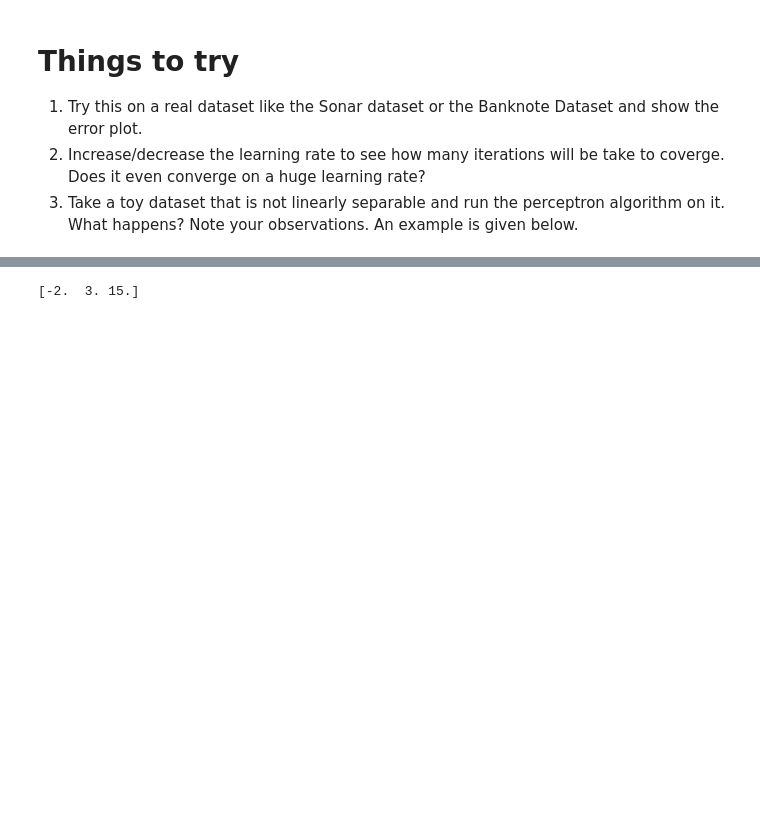
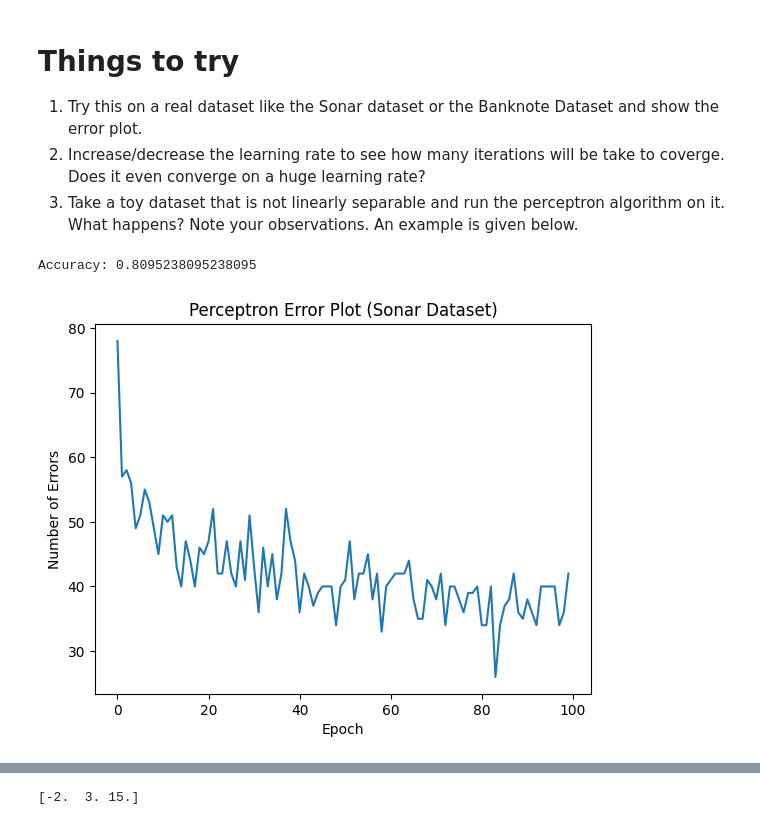
Before and after one commit to Gnanasree12/iiit_project_and_lab, a Jupyter notebook: AIML_Module_4_Lab_1_Perceptron_and_Gradient_Descent.ipynb, the cells around one changed output, grey strips where cells are left out. Drawn from its saved outputs; the diff is of its cells as text; code cells hidden in the pictures; blank space fills up the shorter version.

```diff
--- a/AIML_Module_4_Lab_1_Perceptron_and_Gradient_Descent.ipynb
+++ b/AIML_Module_4_Lab_1_Perceptron_and_Gradient_Descent.ipynb
@@ -136,0 +156,37 @@ As you can see, our algorithm has correctly classified all the samples. The deci
+# %%
+def perceptron(X, y, learning_rate=0.1, epochs=100):
+    weights = np.zeros(X.shape[1])
+    errors = []
+
+    for epoch in range(epochs):
+        error_count = 0
+        for i in range(X.shape[0]):
+            prediction = np.sign(np.dot(X[i], weights))
+            if prediction != y[i]:
+                weights += learning_rate * y[i] * X[i]
+                error_count += 1
+        errors.append(error_count)
+        if error_count == 0:
+            break
+
+    return weights, errors
+# %%
+# Train the model
+weights, errors = perceptron(X_train, y_train)
+
+# Make predictions on the test set
+predictions = np.sign(np.dot(X_test, weights))
+
+# Evaluate the model
+accuracy = accuracy_score(y_test, predictions)
+print("Accuracy:", accuracy)
+# %% [output]
+Accuracy: 0.8095238095238095
+# %%
+plt.plot(errors)
+plt.xlabel("Epoch")
+plt.ylabel("Number of Errors")
+plt.title("Perceptron Error Plot (Sonar Dataset)")
+plt.show()
+# %% [output]
+[figure, added]
```
Also changed, not shown: parts of 8 cells of this notebook.
